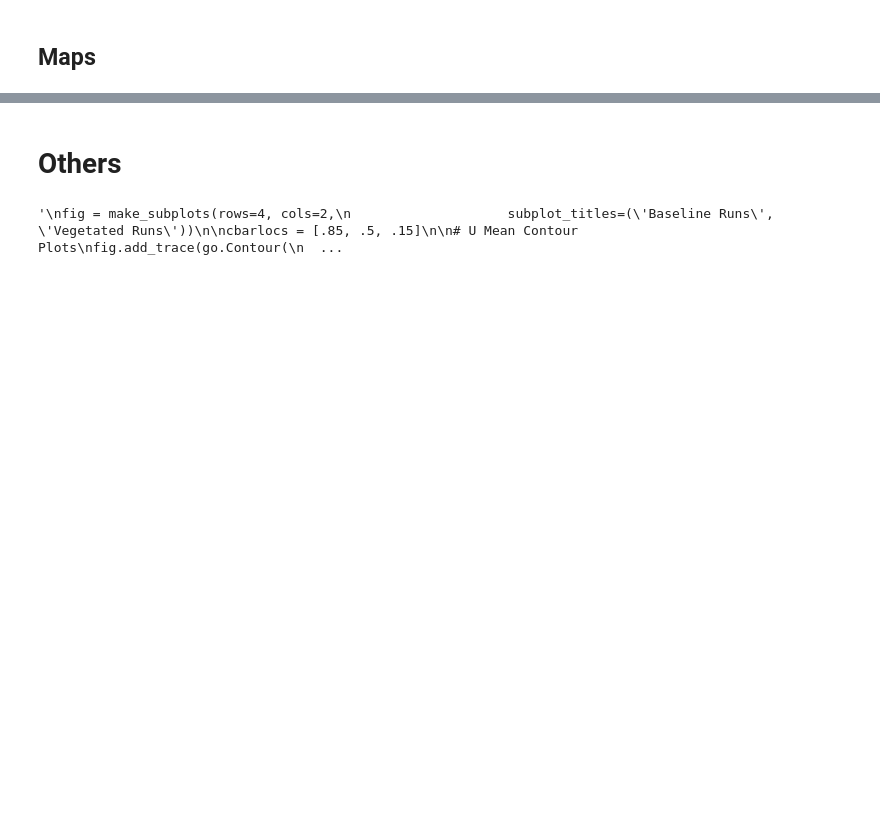
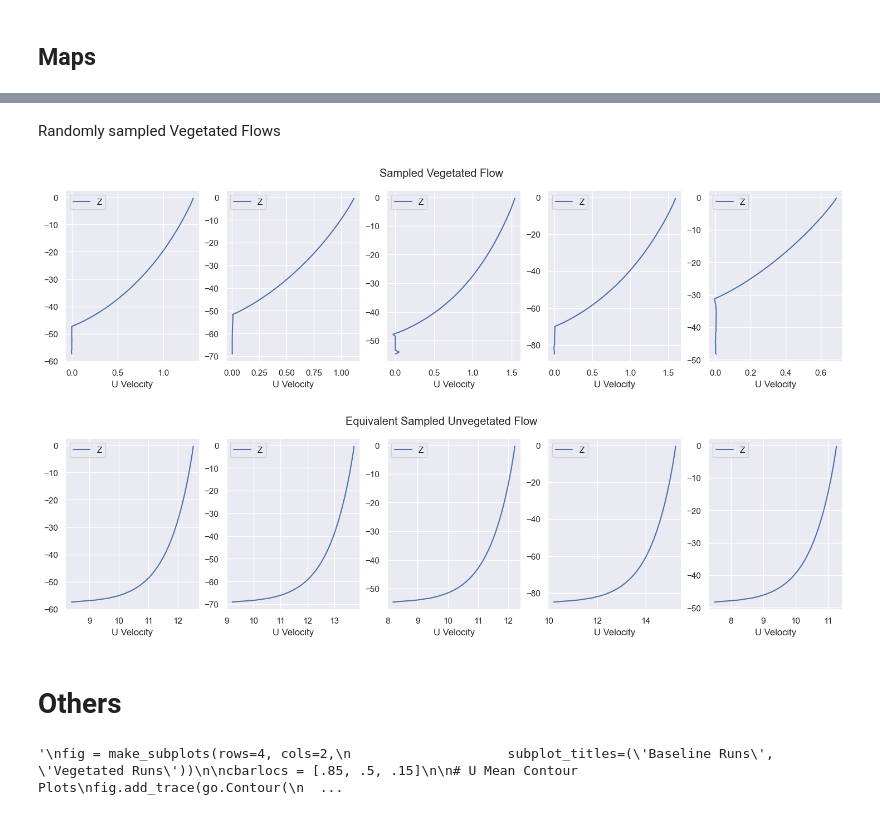
Before and after one commit to AlexandreSeb97/WC-Density-Drag-Vegetation-, a Jupyter notebook: usgs_wc_visualization.ipynb, the cells around one changed output, grey strips where cells are left out. Cells and saved outputs as stored; diff of their text form; code cells hidden in the pictures; blank space fills up the shorter version.

```diff
--- a/usgs_wc_visualization.ipynb
+++ b/usgs_wc_visualization.ipynb
@@ -295,3 +311,28 @@ fig.show()
+# %% [markdown]
+Randomly sampled Vegetated Flows
+# %%
+fig1, axs = plt.subplots(1,5, figsize=(18,4))
+fig2, axs2 = plt.subplots(1,5, figsize=(18,4))
+
+profiles = wc_ds[['U Velocity', 'Z']].to_dataframe()
+base_profiles = base_wc_ds[['U Velocity', 'Z']].to_dataframe()
+
+axes = axs.ravel()
+axes2 = axs2.ravel()
+for i in range(5):
+    a = np.random.randint(low=0, high=113)
+    sample = profiles.loc[a]
+    sample_base = base_profiles.loc[a]
+    sample.plot(x='U Velocity', y='Z', ax = axes[i])
+    sample_base.plot(x='U Velocity', y='Z', ax = axes2[i])
+
+fig1.suptitle('Sampled Vegetated Flow')
+fig2.suptitle('Equivalent Sampled Unvegetated Flow')
+
+plt.show()
+# %% [output]
+[figure, added]
+[figure, added]
 # %% [markdown]
 # Others
 # %%
```
Also changed, not shown: parts of 10 cells of this notebook, 1 other file.
